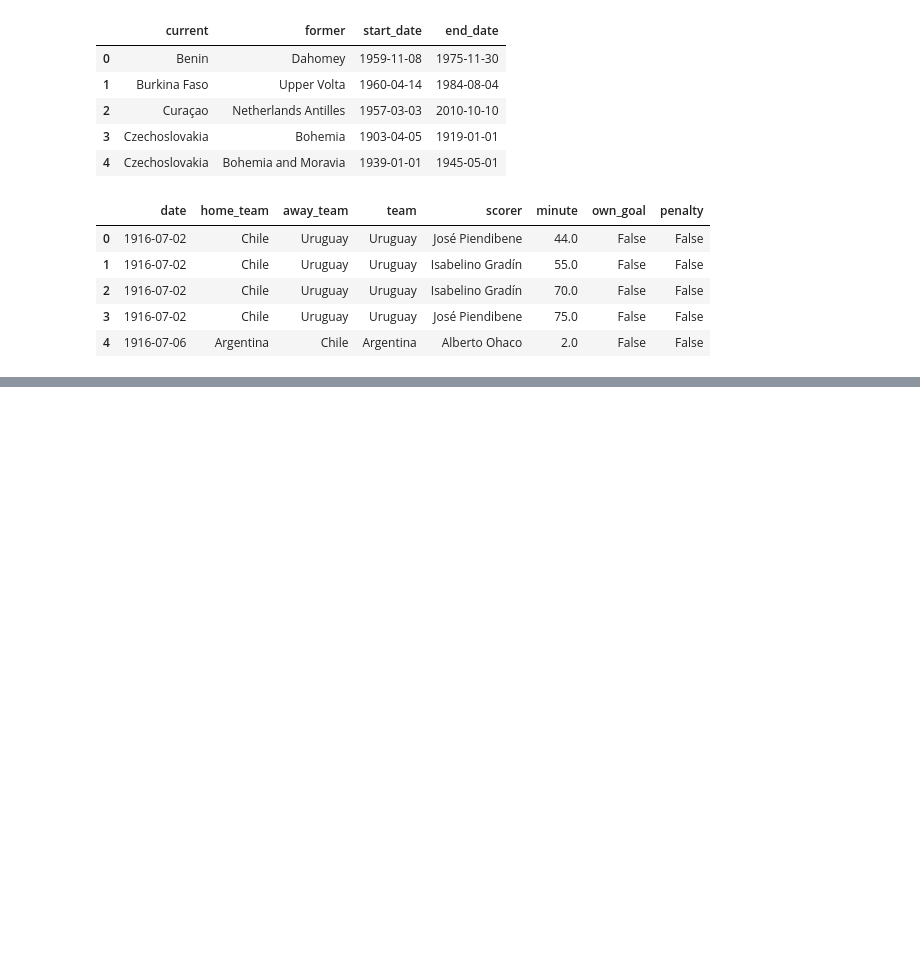
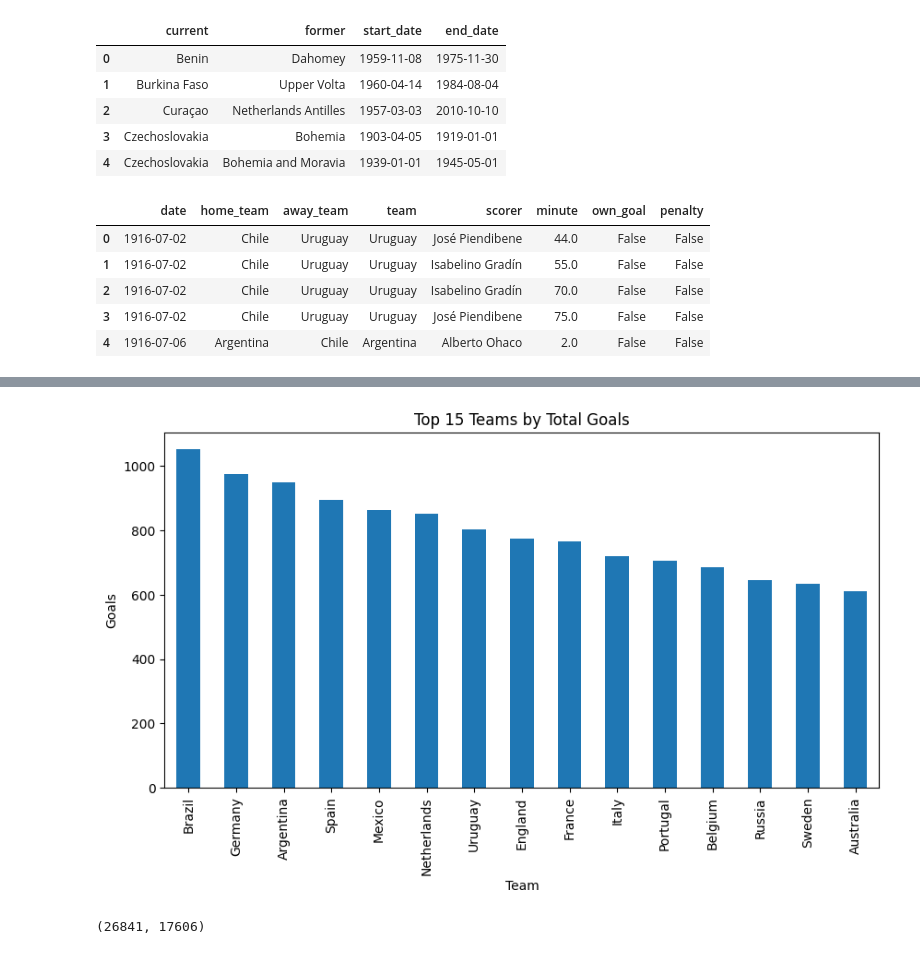
Before and after one commit to Snehit7/World_Cup_Analysis, a Jupyter notebook: World_Cup_Predication.ipynb, the cells around one changed output, grey strips where cells are left out. Saved outputs shown, nothing was run; the diff lists cells and outputs as text; code cells hidden in the pictures; blank space fills up the shorter version.

```diff
--- a/World_Cup_Predication.ipynb
+++ b/World_Cup_Predication.ipynb
@@ -197,0 +205,11 @@ goal_scorers.head()
+# %%
+# Top 10 teams with most goals scored
+
+team_goals = (
+    goal_scorers
+    .groupby('team')
+    .size()
+    .sort_values(ascending=False)
+)
+
+team_goals.head(10)
@@ -197,0 +229,19 @@ goal_scorers.head()
+# %%
+# Visualizing the top 15 teams with most goals scored
+
+team_goals.head(15).plot(kind='bar', figsize=(10,5))
+plt.title("Top 15 Teams by Total Goals")
+plt.ylabel("Goals")
+plt.xlabel("Team")
+plt.show()
+# %% [output]
+[figure, added]
+# %%
+# Goals scored by home and away teams
+
+home_goals = goal_scorers[goal_scorers['team'] == goal_scorers['home_team']].shape[0]
+away_goals = goal_scorers[goal_scorers['team'] == goal_scorers['away_team']].shape[0]
+
+home_goals, away_goals
+# %% [output]
+(26841, 17606)
```
Also changed, not shown: parts of 6 cells of this notebook.
